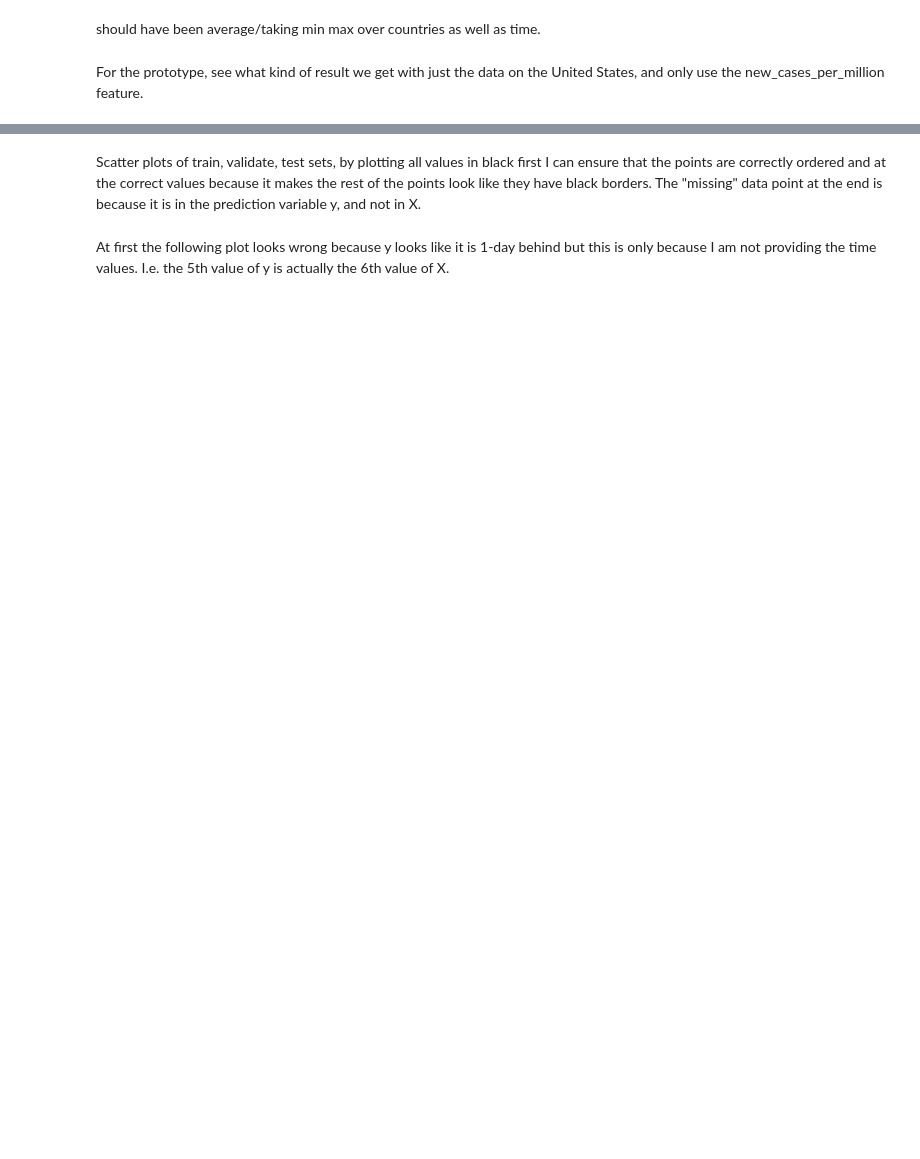
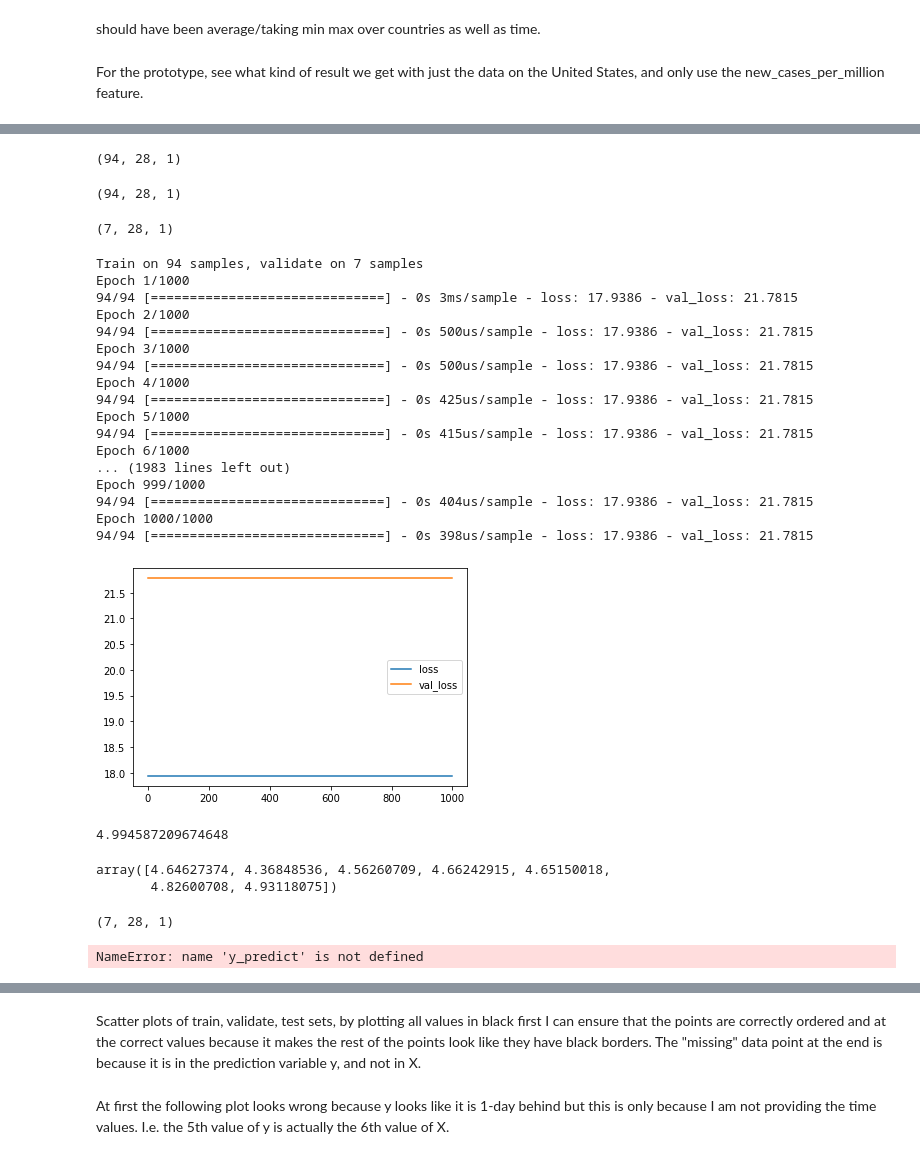
Before and after one commit to mgudorf/datsci, a Jupyter notebook: capstone2/COVID19_model_prototypes.ipynb, the cells around one changed output, grey strips where cells are left out. Saved outputs shown, nothing was run; the diff lists cells and outputs as text; code cells hidden in the pictures; blank space fills up the shorter version.

```diff
--- a/capstone2/COVID19_model_prototypes.ipynb
+++ b/capstone2/COVID19_model_prototypes.ipynb
@@ -550,0 +465,5 @@ plt.show()
+# %%
+# because only 1 feature, need an extra axis
+X_train_cnn_model = np.concatenate(X_train.reshape(X_train.shape[0], X_train.shape[1], -1), axis=0)[:,:,np.newaxis]
+X_test_cnn_model = np.concatenate(X_test.reshape(X_test.shape[0], X_test.shape[1], -1), axis=0)[:,:,np.newaxis]
+X_validate_cnn_model = np.concatenate(X_validate.reshape(X_validate.shape[0], X_validate.shape[1], -1), axis=0)[:,:,np.newaxis]
@@ -550,0 +550,56 @@ plt.show()
+# %%
+X_train_cnn_model.shape
+# %% [output]
+(94, 28, 1)
+# %%
+X_train_cnn_model.shape
+# %% [output]
+(94, 28, 1)
+# %%
+X_validate_cnn_model.shape
+# %% [output]
+(7, 28, 1)
+# %%
+history = cnn_model.fit(X_train_cnn_model, y_train, epochs=epochs, validation_data=(X_validate_cnn_model, y_validate),
+          batch_size=batch_size, verbose=1)
+
+_ = plt.plot(history.history['loss'], label='loss')
+_ = plt.plot(history.history['val_loss'], label='val_loss')
+_ = plt.legend()
+_ = plt.show()
+# %% [output]
+Train on 94 samples, validate on 7 samples
+Epoch 1/1000
+94/94 [==============================] - 0s 3ms/sample - loss: 17.9386 - val_loss: 21.7815
+Epoch 2/1000
+94/94 [==============================] - 0s 500us/sample - loss: 17.9386 - val_loss: 21.7815
+Epoch 3/1000
+94/94 [==============================] - 0s 500us/sample - loss: 17.9386 - val_loss: 21.7815
+Epoch 4/1000
+94/94 [==============================] - 0s 425us/sample - loss: 17.9386 - val_loss: 21.7815
+Epoch 5/1000
+94/94 [==============================] - 0s 415us/sample - loss: 17.9386 - val_loss: 21.7815
+Epoch 6/1000
+... (1983 lines left out)
+Epoch 999/1000
+94/94 [==============================] - 0s 404us/sample - loss: 17.9386 - val_loss: 21.7815
+Epoch 1000/1000
+94/94 [==============================] - 0s 398us/sample - loss: 17.9386 - val_loss: 21.7815
+[figure, added]
+# %%
+X.max()
+# %% [output]
+4.994587209674648
+# %%
+y_validate_cnn_model
+# %% [output]
+array([4.64627374, 4.36848536, 4.56260709, 4.66242915, 4.65150018,
+       4.82600708, 4.93118075])
+# %%
+X_validate_cnn_model.shape
+# %% [output]
+(7, 28, 1)
+# %%
+y_predict
+# %% [output]
+NameError: name 'y_predict' is not defined
```
Also changed, not shown: parts of 72 cells of this notebook, 5 other files.
